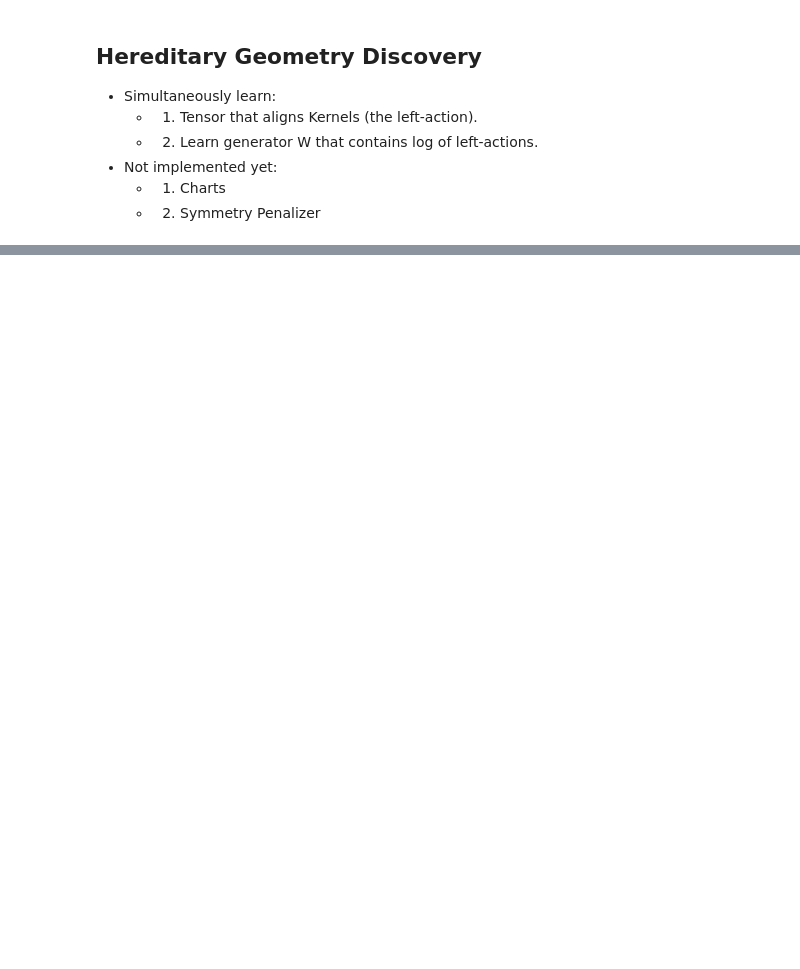
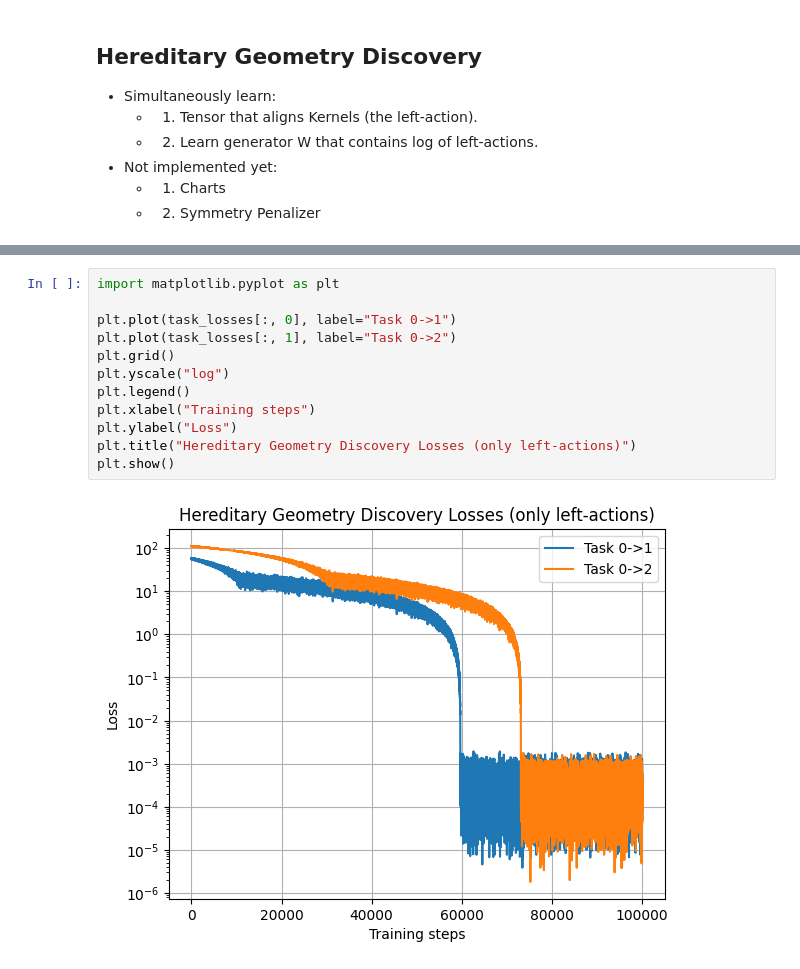
Before and after one commit to PaulNitschke/geo_meta_rl, a Jupyter notebook: step_2_hereditary_geometry_discovery.ipynb, the cells around one changed output, grey strips where cells are left out. Drawn from its saved outputs; the diff is of its cells as text; blank space fills up the shorter version.

```diff
--- a/step_2_hereditary_geometry_discovery.ipynb
+++ b/step_2_hereditary_geometry_discovery.ipynb
@@ -69,0 +156,14 @@ RuntimeError: Can't call numpy() on Tensor that requires grad. Use tensor.detach
+# %%
+import matplotlib.pyplot as plt
+
+plt.plot(task_losses[:, 0], label="Task 0->1")
+plt.plot(task_losses[:, 1], label="Task 0->2")
+plt.grid()
+plt.yscale("log")
+plt.legend()
+plt.xlabel("Training steps")
+plt.ylabel("Loss")
+plt.title("Hereditary Geometry Discovery Losses (only left-actions)")
+plt.show()
+# %% [output]
+[figure, added]
```
Also changed, not shown: parts of 8 cells of this notebook, 15 other files.
